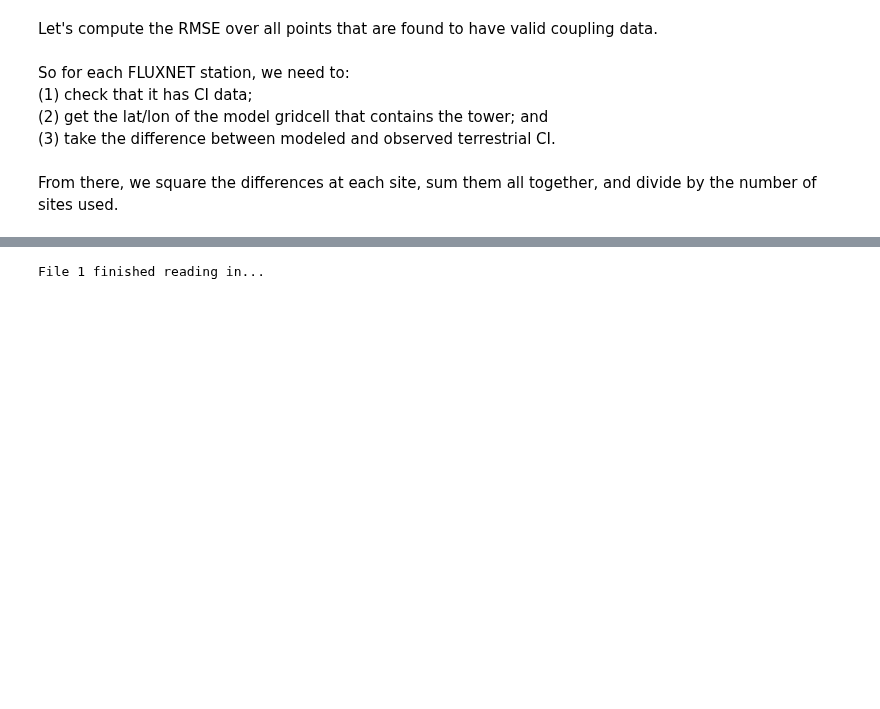
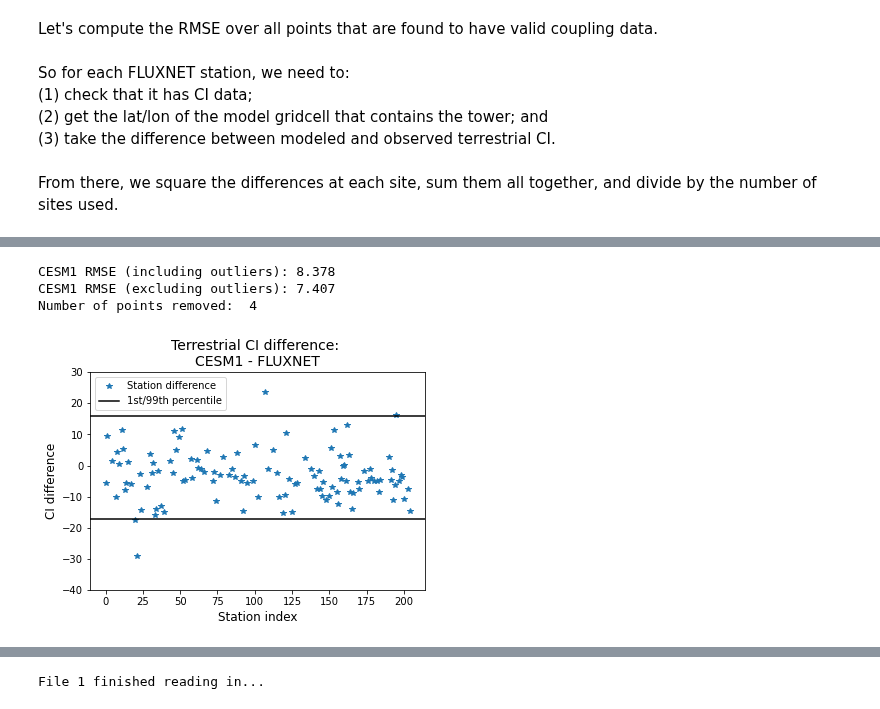
Before and after one commit to megandevlan/Coupling_CAM6CLM5, a Jupyter notebook: FLUXNET_coupling.ipynb, the cells around one changed output, grey strips where cells are left out. Saved outputs shown, nothing was run; the diff lists cells and outputs as text; code cells hidden in the pictures; blank space fills up the shorter version.

```diff
--- a/FLUXNET_coupling.ipynb
+++ b/FLUXNET_coupling.ipynb
@@ -680,0 +726,31 @@ RMSE between model terrestrial CI and fluxnet-based observations:
+# %%
+# -----------------------
+# CESM1 simulation...
+# -----------------------
+
+# Plot difference in CI at each station as a dot
+plt.plot(np.arange(205), terraCI_CESM1diff,'*')
+plt.xlabel('Station index',fontsize=12)
+plt.ylabel('CI difference',fontsize=12)
+plt.title('Terrestrial CI difference: \nCESM1 - FLUXNET', fontsize=14)
+
+# Get percentiles too and plot as horizontal lines
+pct1  = np.nanpercentile(terraCI_CESM1diff, 1)
+pct99 = np.nanpercentile(terraCI_CESM1diff, 99)
+plt.axhline(pct1,  color='k')
+plt.axhline(pct99, color='k')
+plt.ylim([-40,30])
+plt.legend(['Station difference','1st/99th percentile'],loc='upper left')
+
+# Print RMSE with vs. without points outside this boundary...
+ikeep = np.where( (terraCI_CESM1diff>= pct1) & (terraCI_CESM1diff<=pct99))[0]
+RMSE_CESM1exclude = np.sqrt(np.nansum(terraCI_CESM1diff[ikeep]**2) / len(ikeep) )
+
+print('CESM1 RMSE (including outliers): %.3f' % RMSE_CESM1)
+print('CESM1 RMSE (excluding outliers): %.3f' % RMSE_CESM1exclude)
+print('Number of points removed: ', nValidStation - len(ikeep))
+# %% [output]
+CESM1 RMSE (including outliers): 8.378
+CESM1 RMSE (excluding outliers): 7.407
+Number of points removed:  4
+[figure, added]
```
Also changed, not shown: parts of 17 cells of this notebook.
